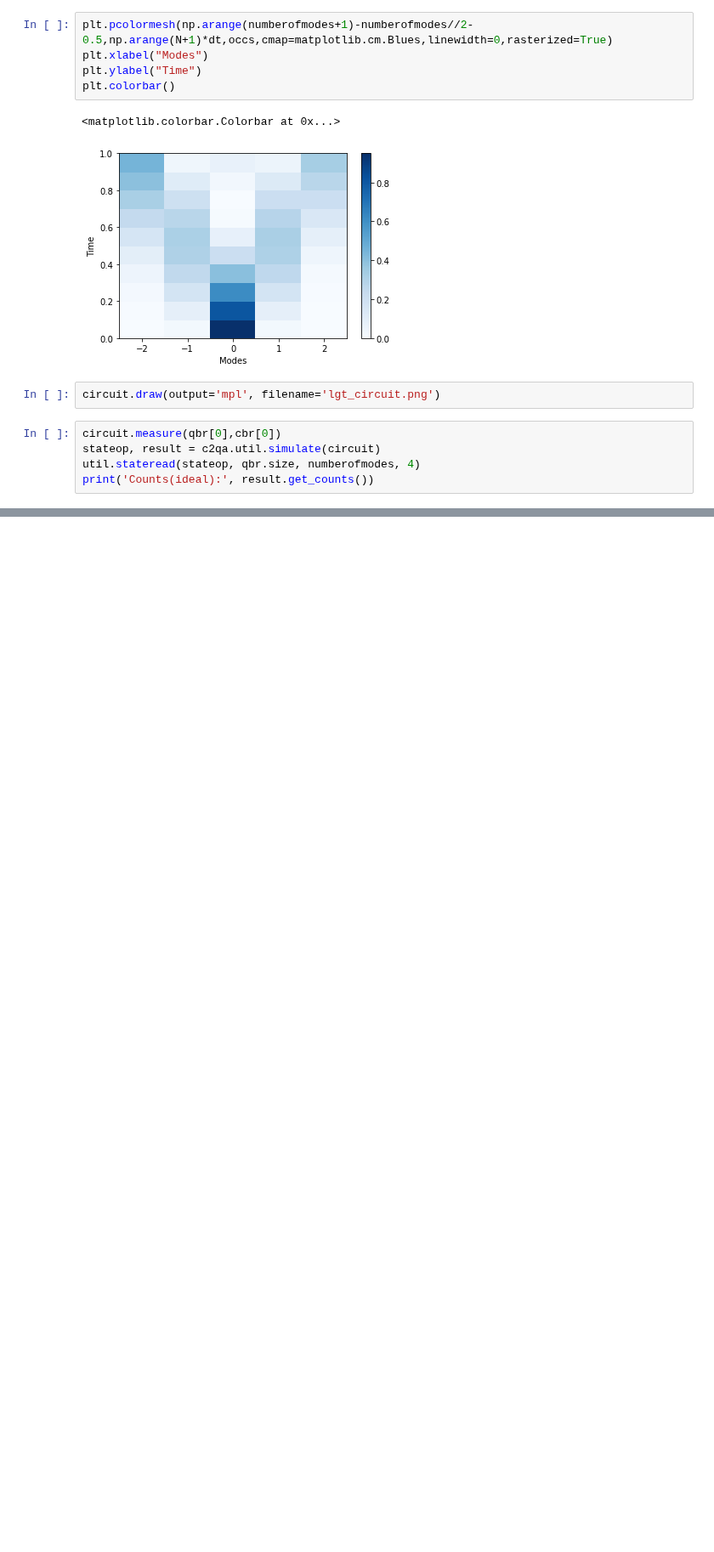
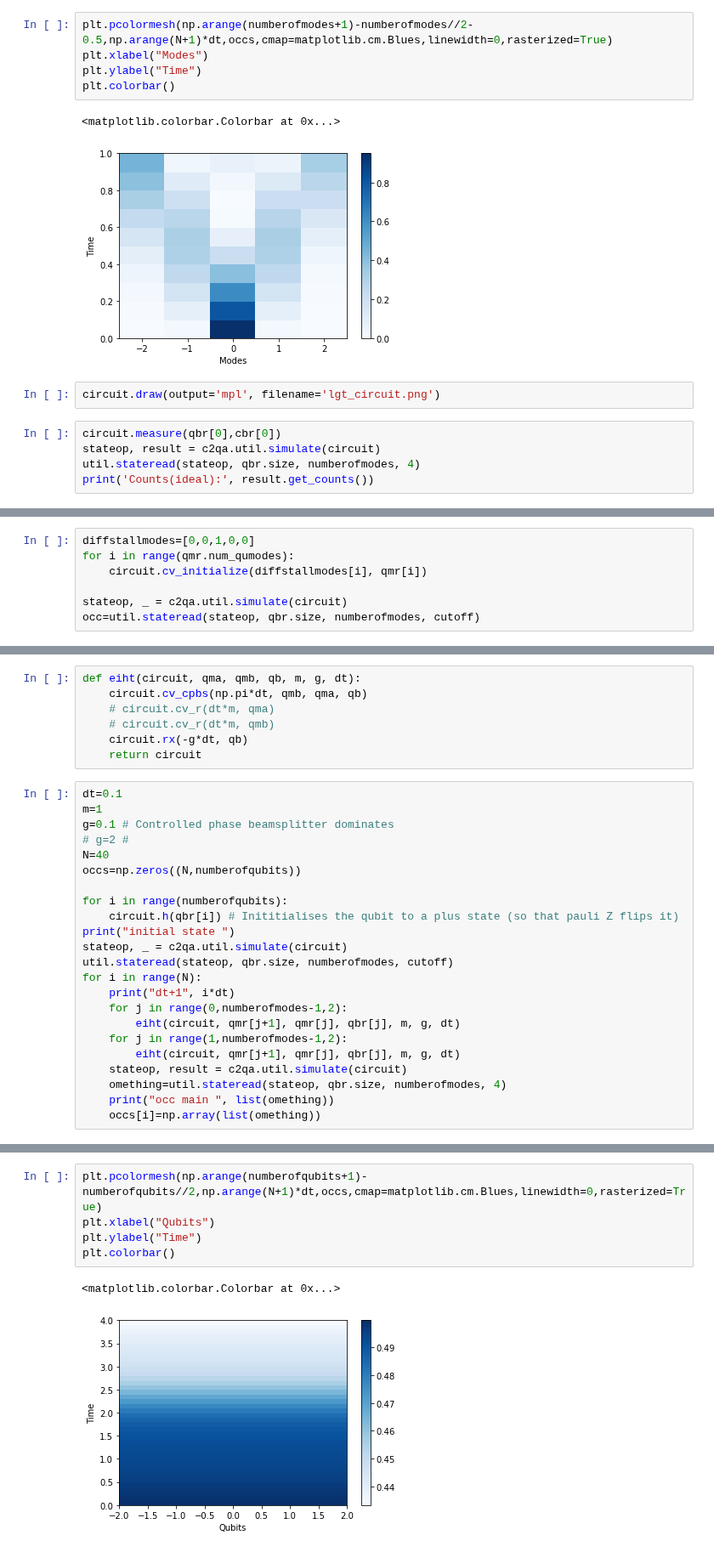
Before and after one commit to C2QA/bosonic-qiskit, a Jupyter notebook: tutorials/Z2-lattice-gauge-theory/Z2-lattice-gauge-theory.ipynb, the cells around one changed output, grey strips where cells are left out. Shown at 85% size. Drawn from its saved outputs; the diff is of its cells as text; blank space fills up the shorter version.

Commit message:
Z2LGT mode and qubit oscillations in both regimes

```diff
--- a/tutorials/Z2-lattice-gauge-theory/Z2-lattice-gauge-theory.ipynb
+++ b/tutorials/Z2-lattice-gauge-theory/Z2-lattice-gauge-theory.ipynb
@@ -214,0 +235,7 @@ print('Counts(ideal):', result.get_counts())
+# %%
+diffstallmodes=[0,0,1,0,0]
+for i in range(qmr.num_qumodes):
+    circuit.cv_initialize(diffstallmodes[i], qmr[i])
+
+stateop, _ = c2qa.util.simulate(circuit)
+occ=util.stateread(stateop, qbr.size, numberofmodes, cutoff)
@@ -214,0 +244,30 @@ print('Counts(ideal):', result.get_counts())
+# %%
+def eiht(circuit, qma, qmb, qb, m, g, dt):
+    circuit.cv_cpbs(np.pi*dt, qmb, qma, qb)
+    # circuit.cv_r(dt*m, qma)
+    # circuit.cv_r(dt*m, qmb)
+    circuit.rx(-g*dt, qb)
+    return circuit
+# %%
+dt=0.1
+m=1
+g=0.1 # Controlled phase beamsplitter dominates
+# g=2 #
+N=40
+occs=np.zeros((N,numberofqubits))
+
+for i in range(numberofqubits):
+    circuit.h(qbr[i]) # Inititialises the qubit to a plus state (so that pauli Z flips it)
+print("initial state ")
+stateop, _ = c2qa.util.simulate(circuit)
+util.stateread(stateop, qbr.size, numberofmodes, cutoff)
+for i in range(N):
+    print("dt+1", i*dt)
+    for j in range(0,numberofmodes-1,2):
+        eiht(circuit, qmr[j+1], qmr[j], qbr[j], m, g, dt)
+    for j in range(1,numberofmodes-1,2):
+        eiht(circuit, qmr[j+1], qmr[j], qbr[j], m, g, dt)
+    stateop, result = c2qa.util.simulate(circuit)
+    omething=util.stateread(stateop, qbr.size, numberofmodes, 4)
+    print("occ main ", list(omething))
+    occs[i]=np.array(list(omething))
@@ -214,0 +297,8 @@ print('Counts(ideal):', result.get_counts())
+# %%
+plt.pcolormesh(np.arange(numberofqubits+1)-numberofqubits//2,np.arange(N+1)*dt,occs,cmap=matplotlib.cm.Blues,linewidth=0,rasterized=True)
+plt.xlabel("Qubits")
+plt.ylabel("Time")
+plt.colorbar()
+# %% [output]
+<matplotlib.colorbar.Colorbar at 0x...>
+[figure, added]
```
Also changed, not shown: parts of 19 cells of this notebook, 1 other file.
